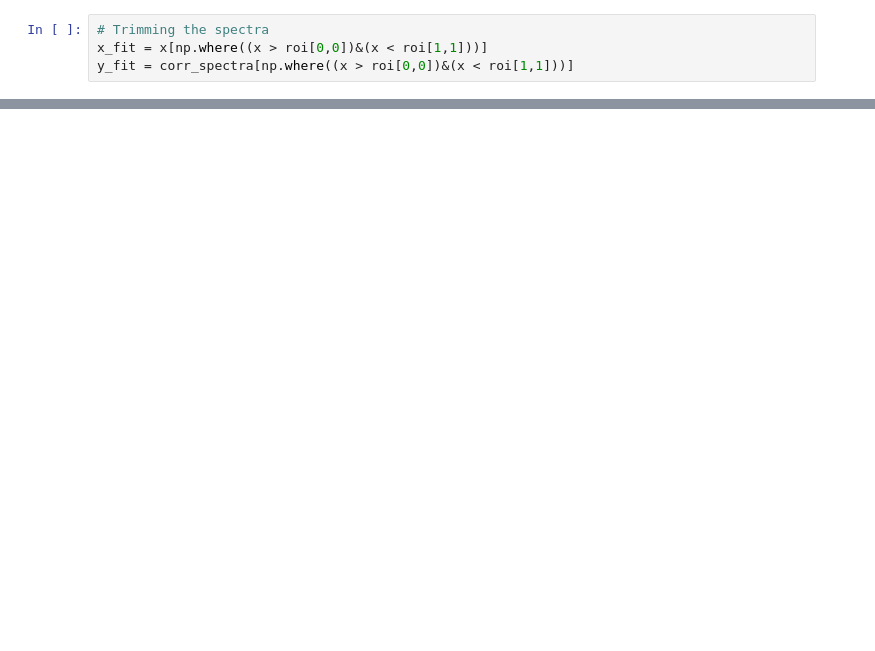
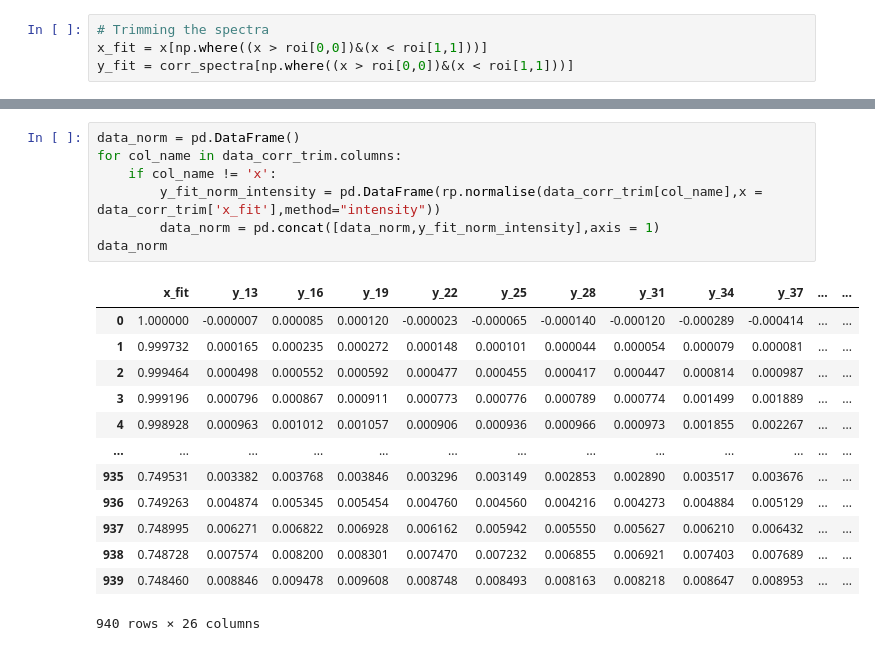
Before and after one commit to avrabyt/FTIR-fit, a Jupyter notebook: main4_copy.ipynb, the cells around one changed output, grey strips where cells are left out. Drawn from its saved outputs; the diff is of its cells as text; blank space fills up the shorter version.

```diff
--- a/main4_copy.ipynb
+++ b/main4_copy.ipynb
@@ -194,0 +157,21 @@ np.shape(y_base)
+# %%
+data_norm = pd.DataFrame()
+for col_name in data_corr_trim.columns:
+    if col_name != 'x':
+        y_fit_norm_intensity = pd.DataFrame(rp.normalise(data_corr_trim[col_name],x = data_corr_trim['x_fit'],method="intensity"))
+        data_norm = pd.concat([data_norm,y_fit_norm_intensity],axis = 1)
+data_norm
+# %% [output]
+|  | x_fit | y_13 | y_16 | y_19 | y_22 | y_25 | y_28 | y_31 | y_34 | y_37 | ... | ... |
+| 0 | 1.000000 | -0.000007 | 0.000085 | 0.000120 | -0.000023 | -0.000065 | -0.000140 | -0.000120 | -0.000289 | -0.000414 | ... | ... |
+| 1 | 0.999732 | 0.000165 | 0.000235 | 0.000272 | 0.000148 | 0.000101 | 0.000044 | 0.000054 | 0.000079 | 0.000081 | ... | ... |
+| 2 | 0.999464 | 0.000498 | 0.000552 | 0.000592 | 0.000477 | 0.000455 | 0.000417 | 0.000447 | 0.000814 | 0.000987 | ... | ... |
+| 3 | 0.999196 | 0.000796 | 0.000867 | 0.000911 | 0.000773 | 0.000776 | 0.000789 | 0.000774 | 0.001499 | 0.001889 | ... | ... |
+| 4 | 0.998928 | 0.000963 | 0.001012 | 0.001057 | 0.000906 | 0.000936 | 0.000966 | 0.000973 | 0.001855 | 0.002267 | ... | ... |
+| ... | ... | ... | ... | ... | ... | ... | ... | ... | ... | ... | ... | ... |
+| 935 | 0.749531 | 0.003382 | 0.003768 | 0.003846 | 0.003296 | 0.003149 | 0.002853 | 0.002890 | 0.003517 | 0.003676 | ... | ... |
+| 936 | 0.749263 | 0.004874 | 0.005345 | 0.005454 | 0.004760 | 0.004560 | 0.004216 | 0.004273 | 0.004884 | 0.005129 | ... | ... |
+| 937 | 0.748995 | 0.006271 | 0.006822 | 0.006928 | 0.006162 | 0.005942 | 0.005550 | 0.005627 | 0.006210 | 0.006432 | ... | ... |
+| 938 | 0.748728 | 0.007574 | 0.008200 | 0.008301 | 0.007470 | 0.007232 | 0.006855 | 0.006921 | 0.007403 | 0.007689 | ... | ... |
+| 939 | 0.748460 | 0.008846 | 0.009478 | 0.009608 | 0.008748 | 0.008493 | 0.008163 | 0.008218 | 0.008647 | 0.008953 | ... | ... |
+940 rows × 26 columns
```
Also changed, not shown: parts of 10 cells of this notebook, 4 other files.
